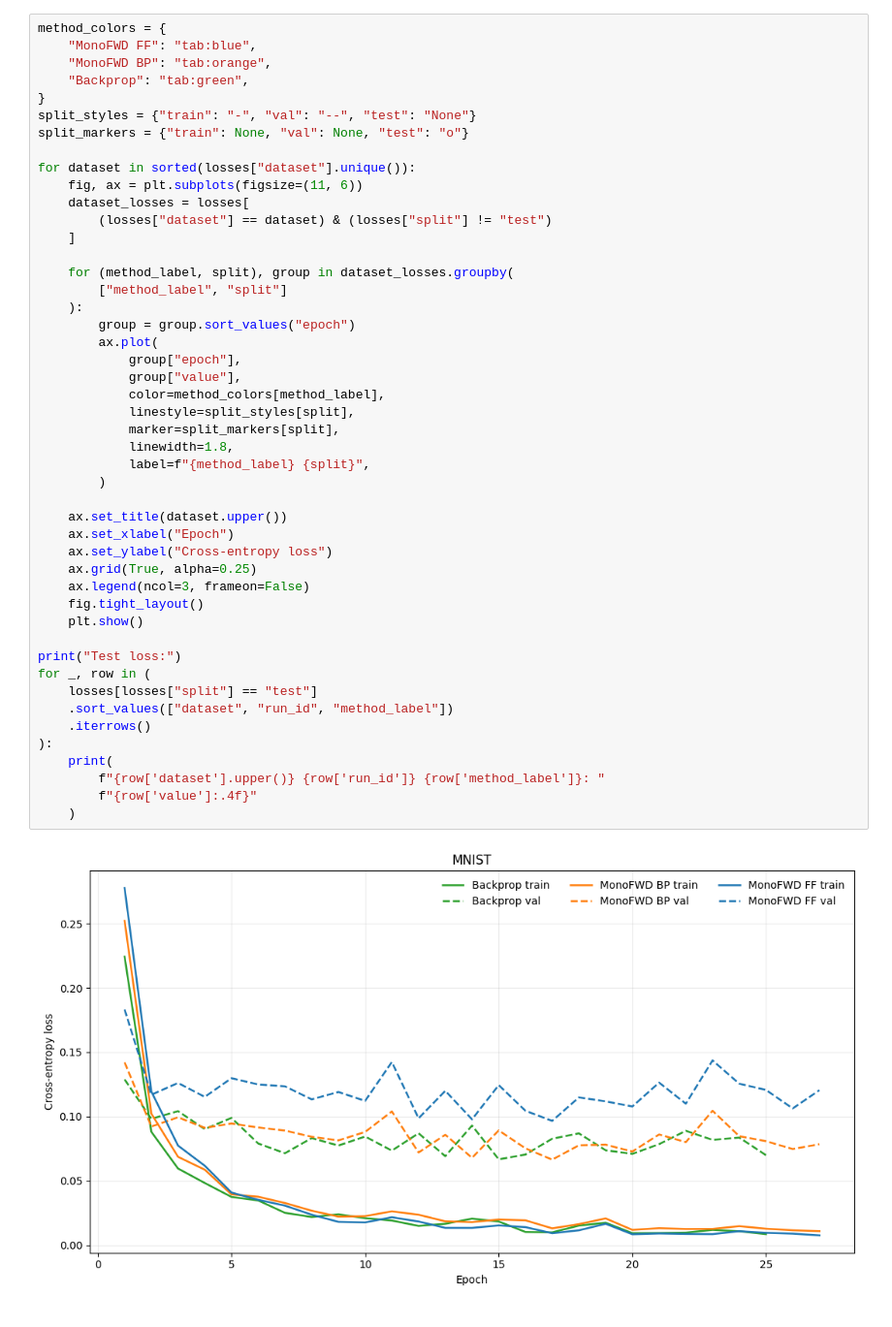
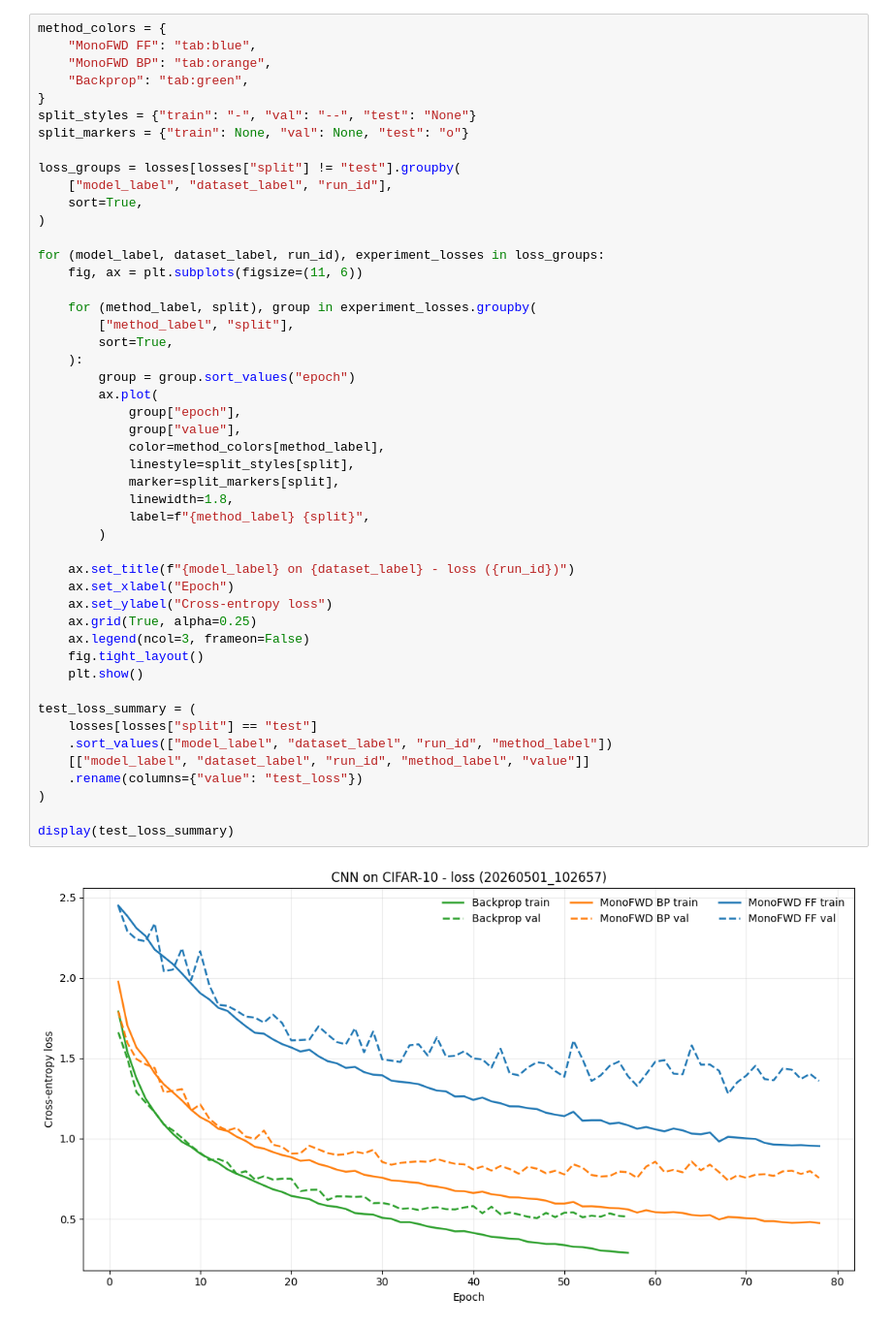
Before and after one commit to gorpeliates/ad-free-monofwd, a Jupyter notebook: mlps_report.ipynb, the cells around one changed output. Shown at 97% size. Cells and saved outputs as stored; diff of their text form.

```diff
--- a/mlps_report.ipynb
+++ b/mlps_report.ipynb
@@ -106,47 +149,48 @@ method_colors = {
     "MonoFWD FF": "tab:blue",
     "MonoFWD BP": "tab:orange",
     "Backprop": "tab:green",
 }
 split_styles = {"train": "-", "val": "--", "test": "None"}
 split_markers = {"train": None, "val": None, "test": "o"}
 
-for dataset in sorted(losses["dataset"].unique()):
+loss_groups = losses[losses["split"] != "test"].groupby(
+    ["model_label", "dataset_label", "run_id"],
+    sort=True,
+)
+
+for (model_label, dataset_label, run_id), experiment_losses in loss_groups:
     fig, ax = plt.subplots(figsize=(11, 6))
-    dataset_losses = losses[
-        (losses["dataset"] == dataset) & (losses["split"] != "test")
-    ]
 
-    for (method_label, split), group in dataset_losses.groupby(
-        ["method_label", "split"]
+    for (method_label, split), group in experiment_losses.groupby(
+        ["method_label", "split"],
+        sort=True,
     ):
         group = group.sort_values("epoch")
         ax.plot(
             group["epoch"],
             group["value"],
             color=method_colors[method_label],
             linestyle=split_styles[split],
             marker=split_markers[split],
             linewidth=1.8,
             label=f"{method_label} {split}",
         )
 
-    ax.set_title(dataset.upper())
+    ax.set_title(f"{model_label} on {dataset_label} - loss ({run_id})")
     ax.set_xlabel("Epoch")
     ax.set_ylabel("Cross-entropy loss")
     ax.grid(True, alpha=0.25)
     ax.legend(ncol=3, frameon=False)
     fig.tight_layout()
     plt.show()
 
-print("Test loss:")
-for _, row in (
+test_loss_summary = (
     losses[losses["split"] == "test"]
-    .sort_values(["dataset", "run_id", "method_label"])
-    .iterrows()
-):
-    print(
-        f"{row['dataset'].upper()} {row['run_id']} {row['method_label']}: "
-        f"{row['value']:.4f}"
-    )
+    .sort_values(["model_label", "dataset_label", "run_id", "method_label"])
+    [["model_label", "dataset_label", "run_id", "method_label", "value"]]
+    .rename(columns={"value": "test_loss"})
+)
+
+display(test_loss_summary)
 # %% [output]
-[figure, old version]
+[figure, new version]
```
Also changed, not shown: parts of 8 cells of this notebook, 3 other files.
